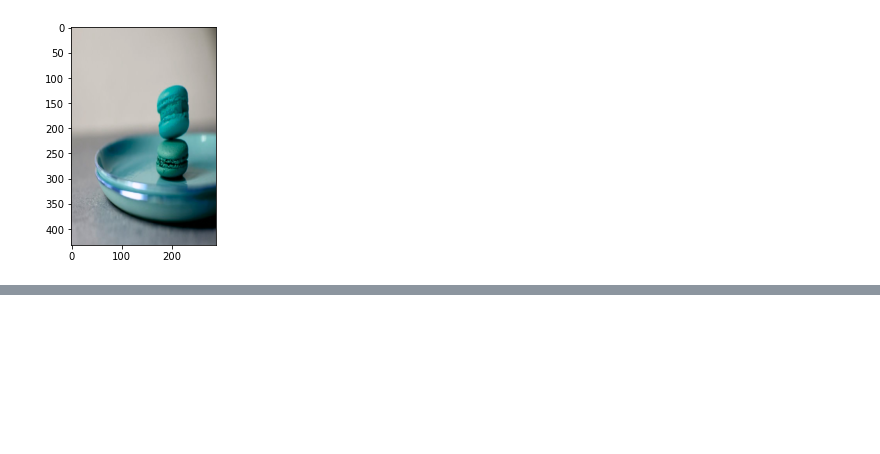
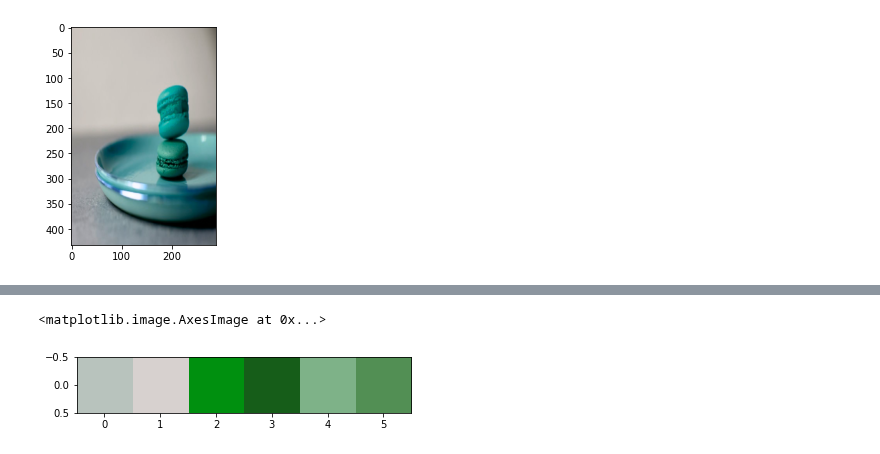
Before and after one commit to danielgafni/repalette, a Jupyter notebook: notebooks/dataset.ipynb, the cells around one changed output, grey strips where cells are left out. Saved outputs shown, nothing was run; the diff lists cells and outputs as text; code cells hidden in the pictures; blank space fills up the shorter version.

```diff
--- a/notebooks/dataset.ipynb
+++ b/notebooks/dataset.ipynb
@@ -159,0 +179,5 @@ plt.imshow(lab2rgb(palette_2.permute(1, 2, 0)))
+# %%
+plt.imshow(lab2rgb(palette_2.permute(1, 2, 0)))
+# %% [output]
+<matplotlib.image.AxesImage at 0x...>
+[figure, added]
```
Also changed, not shown: parts of 7 cells of this notebook, 4 other files.
